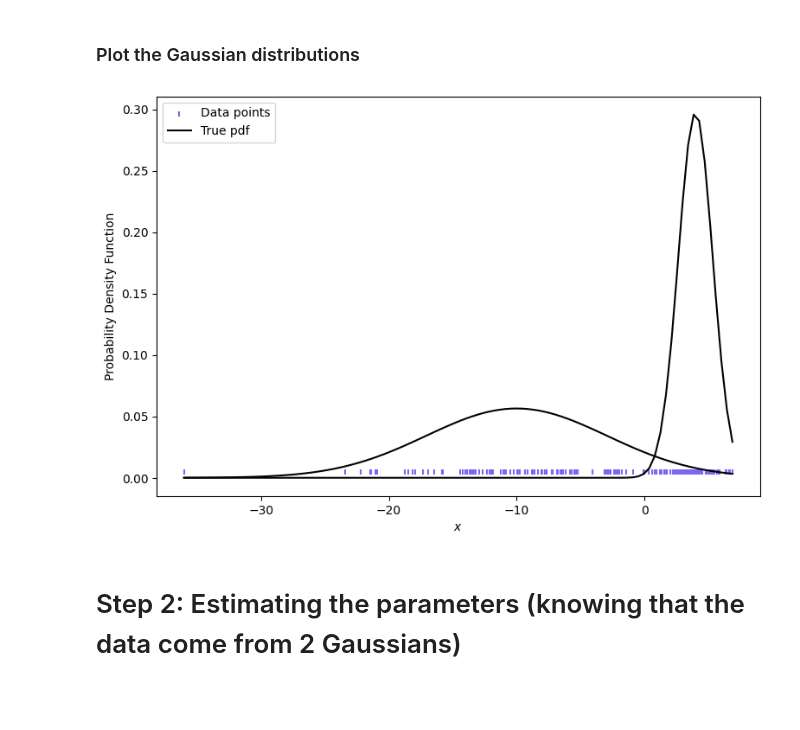
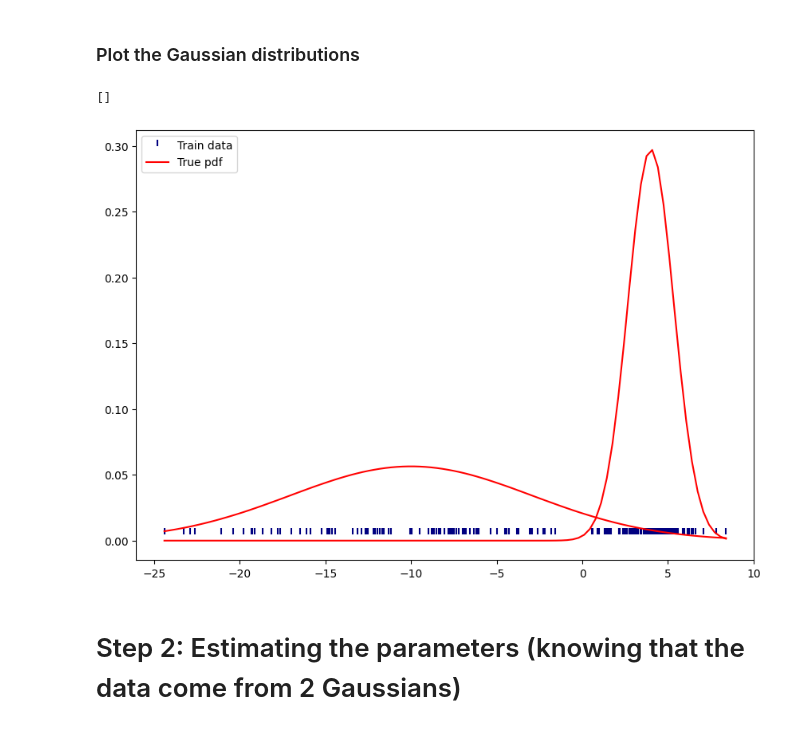
Before and after one commit to devitahalim/scie30001-project, a Jupyter notebook: GMM_EM.ipynb, the cells around one changed output. Saved outputs shown, nothing was run; the diff lists cells and outputs as text; code cells hidden in the pictures; blank space fills up the shorter version.

```diff
--- a/GMM_EM.ipynb
+++ b/GMM_EM.ipynb
@@ -35,22 +35,20 @@ def pdf(data, mean: float, variance: float):
 # %% [markdown]
 ### Plot the Gaussian distributions
 # %%
-#Plot the data points on real axis
-bin = np.linspace(np.min(X),np.max(X),100)
+bins = np.linspace(np.min(X),np.max(X),100)
 
-plt.figure(figsize=(9,6))
-plt.xlabel("$x$")
-plt.ylabel("Probability Density Function")
-plt.scatter(X, [0.005] * len(X), color='mediumslateblue', s=15, marker="|", label="Data points")
+plt.figure(figsize=(10,7))
+plt.scatter(X, [0.005] * len(X), color='navy', s=30, marker=2, label="Train data")
 
-#Plot the Gaussians
-plt.plot(bin, pdf(bin, mu1, sig1), color='black', label="True pdf")
-plt.plot(bin, pdf(bin, mu2, sig2), color='black')
+plt.plot(bins, pdf(bins, mu1, sig1), color='red', label="True pdf")
+plt.plot(bins, pdf(bins, mu2, sig2), color='red')
+#plt.plot(bins, pdf(bins, mu3, sigma3), color='red')
 
 plt.legend()
-plt.show()
+plt.plot()
 # %% [output]
+[]
-[figure, old version]
+[figure, new version]
 # %% [markdown]
 # Step 2: Estimating the parameters (knowing that the data come from 2 Gaussians)
 # %% [markdown]
```
Also changed, not shown: parts of 3 cells of this notebook, 4 other files.
